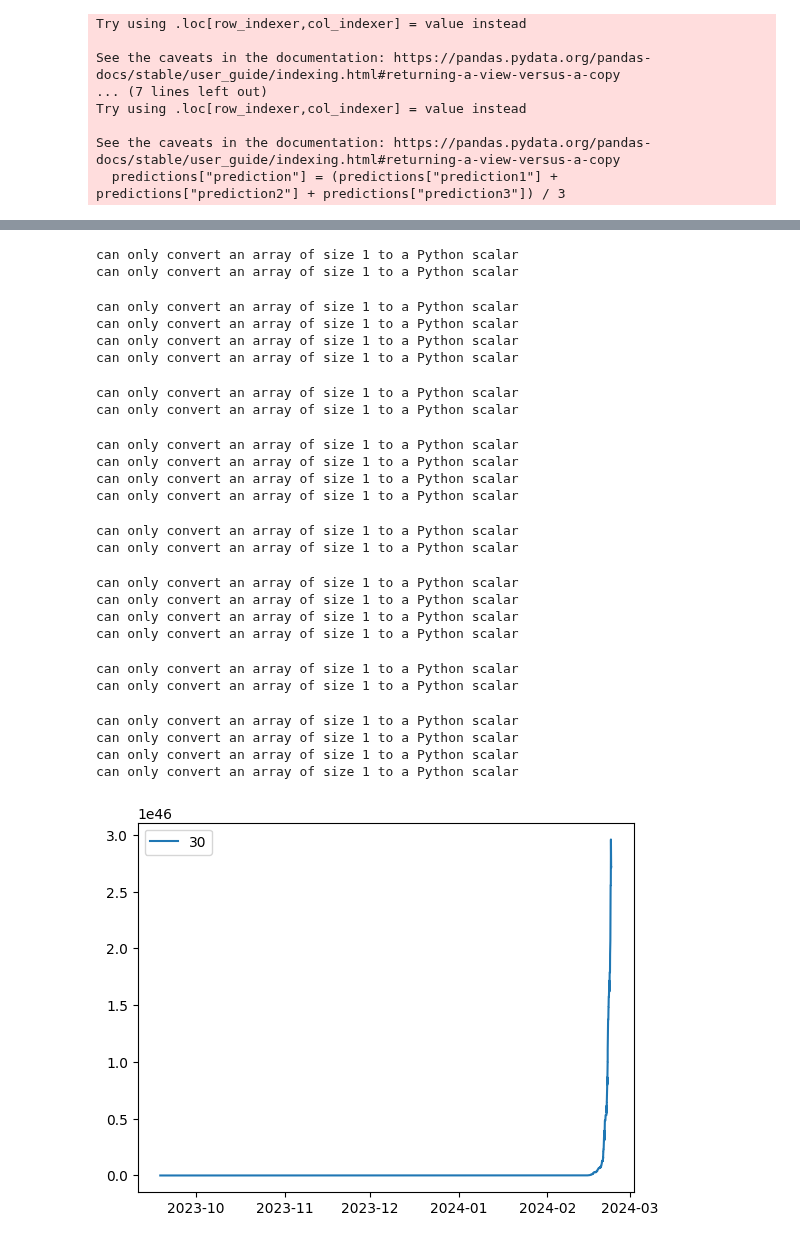
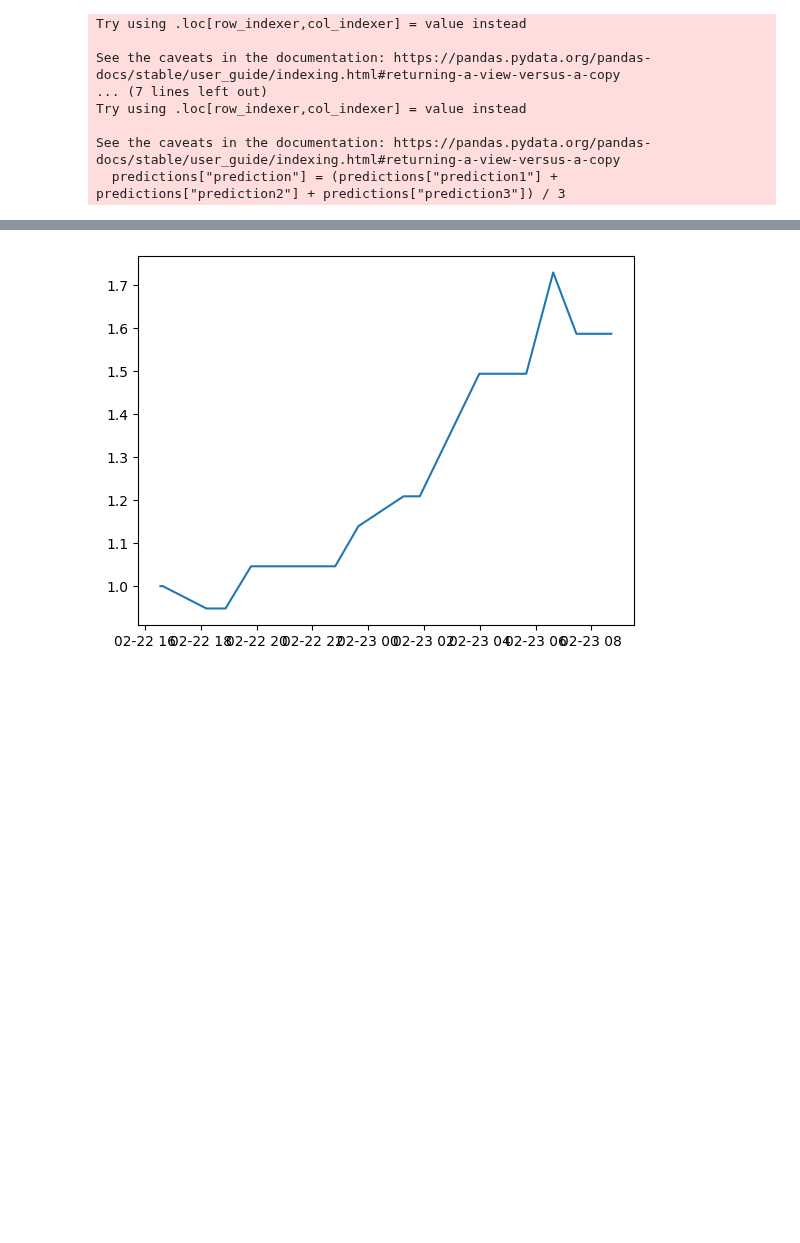
Before and after one commit to chung-ejy/sapling, a Jupyter notebook: backtests.ipynb, the cells around one changed output, grey strips where cells are left out. Saved outputs shown, nothing was run; the diff lists cells and outputs as text; code cells hidden in the pictures; blank space fills up the shorter version.

```diff
--- a/backtests.ipynb
+++ b/backtests.ipynb
@@ -42,8 +42,8 @@ for i in range(10):
     prices[str(i)] = prices["close"].shift(i)
 prices["y"] = prices["close"].shift(-5)
 prices.dropna(inplace=True)
-training = prices.iloc[:1000]
-predictions = prices.iloc[1000:]
+training = prices.iloc[-2000:-1000]
+predictions = prices.iloc[-1000:]
 model1 = LinearRegression(fit_intercept=True)
 model1.fit(training[factors],training["y"])
 model2 = CatBoostRegressor(verbose=False)
@@ -134,6 +134,7 @@ for date in tqdm(df["date"]):
             state["signal"] = signal
             state["buy_price"] = current_price
             state["sell_price"] = current_price
+            state["prediction"] = current_market["prediction"].item()
             state["buy_date"] = date
             state["filled"] = True
             state["leverage"] = leverage
@@ -142,59 +143,34 @@ for date in tqdm(df["date"]):
             if (asset_return * state["signal"] < -callback and returns > profittake) or returns <-deadpoint:
                 state["sell_price"] = current_price
                 state["sell_date"] = date
                 states.append(state.copy())
                 state = {
                     "filled":False,
                     "signal":0,
                     "buy_price":0,
                     "sell_price":0
                 }
             elif returns <= -stoploss:
                 state["sell_price"] = state["buy_price"]
                 state["sell_date"] = date
                 states.append(state.copy())
                 state = {
                     "filled":False,
                     "signal":0,
                     "buy_price":0,
                     "sell_price":0
                 }
     except Exception as e:
         print(str(e))
         continue
 trades = pd.DataFrame(states)
 trades["return"] = ((trades["sell_price"] - trades["buy_price"]) / trades["buy_price"] * leverage * trades["signal"] + 1)
 trades = trades[trades["return"]>0]
 trades["cr"] = trades["return"].cumprod()
 plt.plot(trades["sell_date"].values,trades["cr"].values)
-plt.legend([30,50])
 plt.show()
 # %% [output]
-can only convert an array of size 1 to a Python scalar
-can only convert an array of size 1 to a Python scalar
-can only convert an array of size 1 to a Python scalar
-can only convert an array of size 1 to a Python scalar
-can only convert an array of size 1 to a Python scalar
-can only convert an array of size 1 to a Python scalar
-can only convert an array of size 1 to a Python scalar
-can only convert an array of size 1 to a Python scalar
-can only convert an array of size 1 to a Python scalar
-can only convert an array of size 1 to a Python scalar
-can only convert an array of size 1 to a Python scalar
-can only convert an array of size 1 to a Python scalar
-can only convert an array of size 1 to a Python scalar
-can only convert an array of size 1 to a Python scalar
-can only convert an array of size 1 to a Python scalar
-can only convert an array of size 1 to a Python scalar
-can only convert an array of size 1 to a Python scalar
-can only convert an array of size 1 to a Python scalar
-can only convert an array of size 1 to a Python scalar
-can only convert an array of size 1 to a Python scalar
-can only convert an array of size 1 to a Python scalar
-can only convert an array of size 1 to a Python scalar
-can only convert an array of size 1 to a Python scalar
-can only convert an array of size 1 to a Python scalar
-[figure, old version]
+[figure, new version]
 # %%
 trades.sort_values("return",ascending=True).head(10)
 # %% [output]
```
Also changed, not shown: parts of 3 cells of this notebook, 4 other files.
